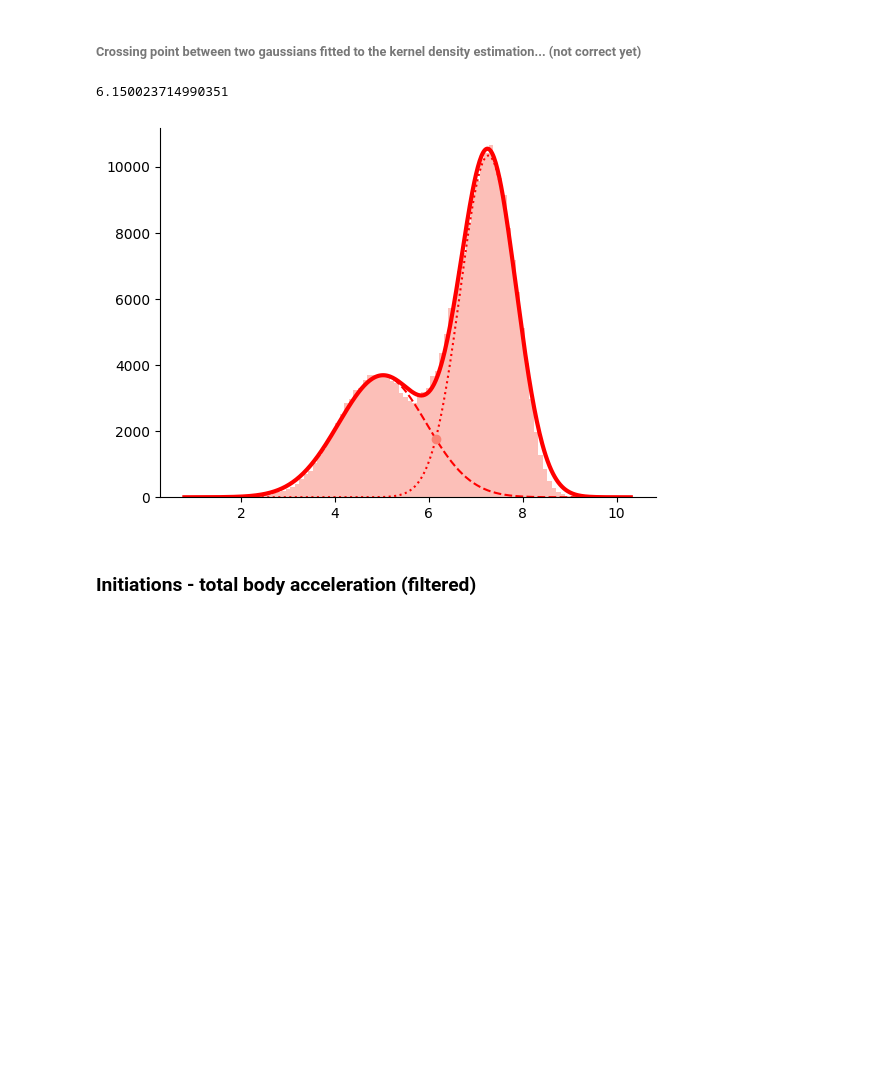
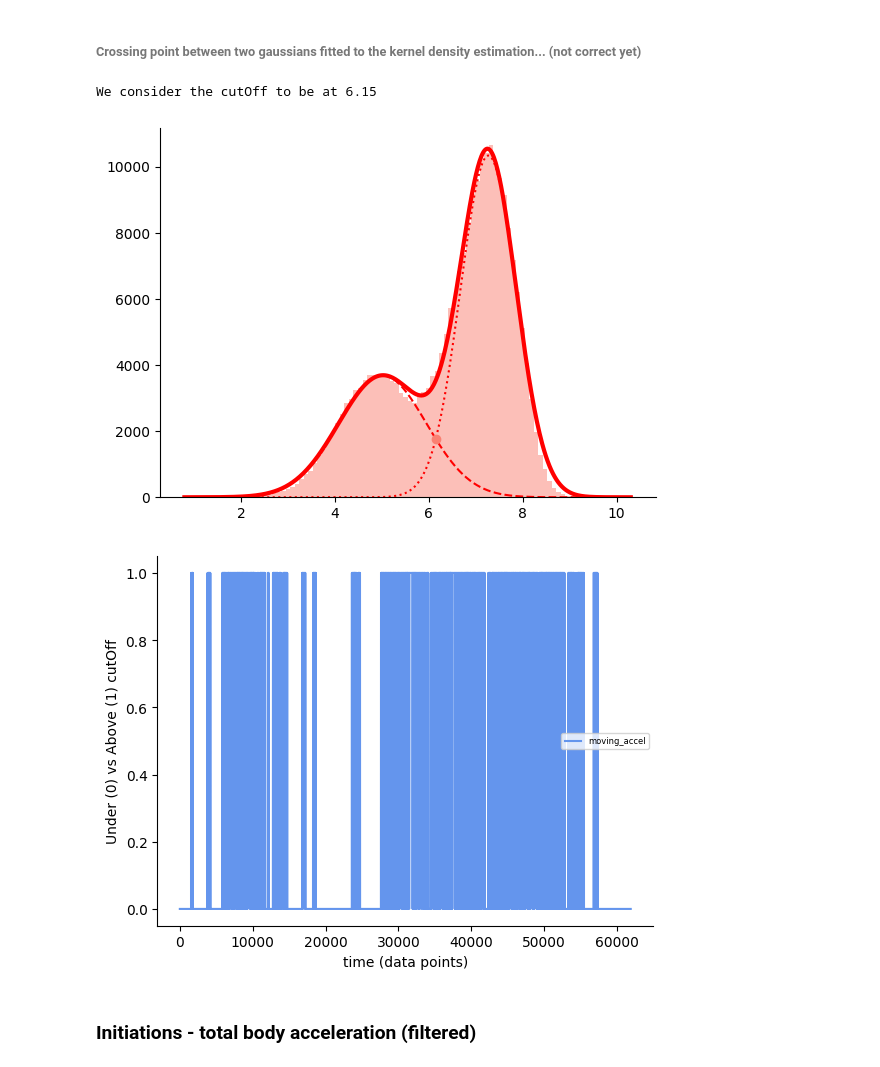
Before and after one commit to DiogoMeloNPU/eurDyscover_open_field_analysis, a Jupyter notebook: Single_session_analysis.ipynb, the cells around one changed output. Drawn from its saved outputs; the diff is of its cells as text; code cells hidden in the pictures; blank space fills up the shorter version.

```diff
--- a/Single_session_analysis.ipynb
+++ b/Single_session_analysis.ipynb
@@ -1244,19 +1246,34 @@ if intersection.geom_type == 'MultiPoint':
 elif intersection.geom_type == 'Point':
     plt.plot(*intersection.xy, 'o', color='salmon')
 
-cutOff_cg = intersection.xy[0][0]
-cutOff_cg #not the real cutoff since I used the log of the data
+cutOff_interp_cg = intersection.xy[0][0]
+
+#not the real cutoff since I used the log of the data
+print("We consider the cutOff to be at {}".format(round(cutOff_interp_cg, 2)))
 # %% [output]
-6.150023714990351
+We consider the cutOff to be at 6.15
 [figure]
-# %%
-# obtain periods of movement (cg - cross gaussian)
-moving_accel_cg = []
-for timestamp in range(len(df_acceldata_accel['Total_accel'])):
-    if np.log(df_acceldata_accel['Total_accel'][timestamp]) >= cutOff_cg:
-        moving_accel_cg.append(1)
-    else:
-        moving_accel_cg.append(0)
+# %%
+# obtain periods of movement (cg - cross gaussian)
+moving_accel_interp_cg = []
+for timestamp in range(len(df_timestamps_accel_interpolation)):
+    if np.log(df_timestamps_accel_interpolation['Total_accel'][timestamp]) >= cutOff_interp_cg:
+        moving_accel_interp_cg.append(1)
+    else:
+        moving_accel_interp_cg.append(0)
+
+# showing only a chunk of the signal (the region shown should be changed given the filtering, which 'pushes' the signal to the left)
+plt.plot(moving_accel_interp_cg[int(len(moving_accel_interp_cg)/4):2*int(len(moving_accel)/4)],
+         color='cornflowerblue', label='moving_accel')
+plt.ylabel(
+    'Under (0) vs Above (1) cutOff')
+plt.xlabel(
+    'time (data points)')
+plt.gca().spines['top'].set_visible(False)
+plt.gca().spines['right'].set_visible(False)
+leg = plt.legend(fontsize=6)
+# %% [output]
+[figure, added]
 # %% [markdown]
 ### Initiations - total body acceleration (filtered)
 # %% [markdown]
```
Also changed, not shown: parts of 38 cells of this notebook.
